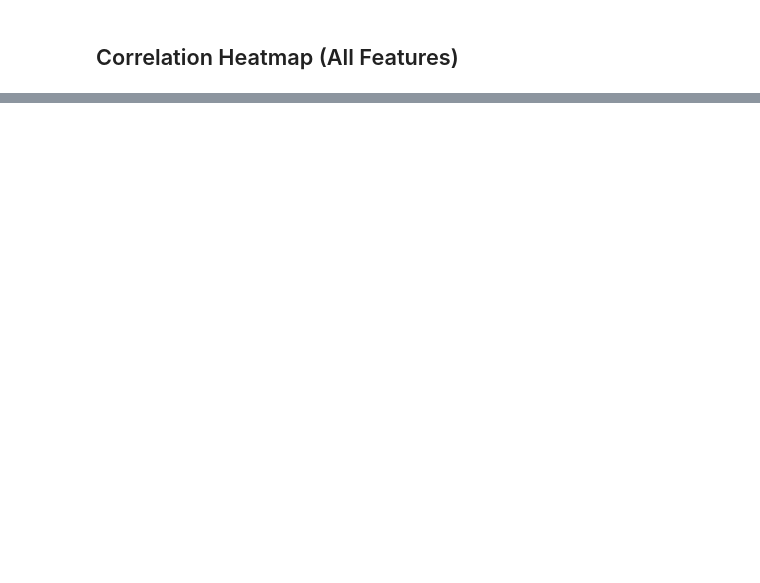
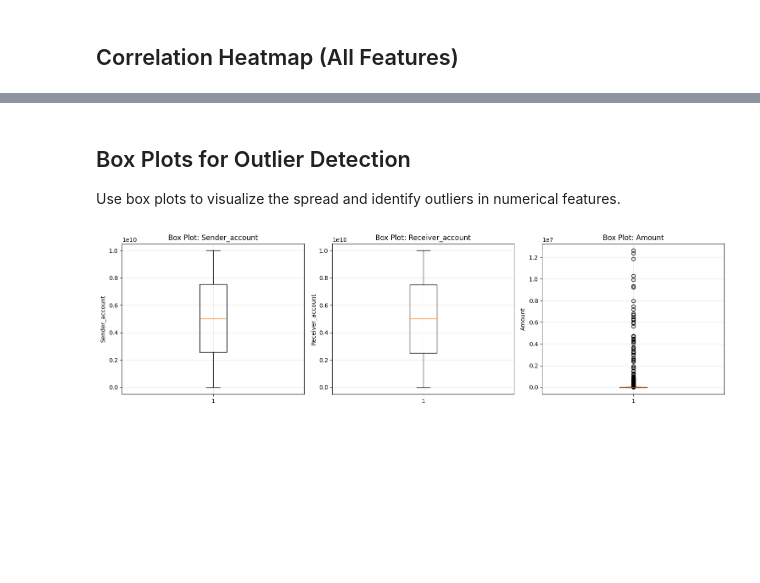
Before and after one commit to Mazen-Elsayed/Anti-Money-Laundering-AML-Detection-System, a Jupyter notebook: notebooks/01_EDA.ipynb, the cells around one changed output, grey strips where cells are left out. Cells and saved outputs as stored; diff of their text form; code cells hidden in the pictures; blank space fills up the shorter version.

```diff
--- a/notebooks/01_EDA.ipynb
+++ b/notebooks/01_EDA.ipynb
@@ -123,0 +255,27 @@ else:
+# %% [markdown]
+## Box Plots for Outlier Detection
+
+Use box plots to visualize the spread and identify outliers in numerical features.
+# %%
+# Box plots for numerical features
+if num_features_to_plot > 0:
+    fig, axes = plt.subplots(2, 3, figsize=(15, 8))
+    axes = axes.flatten()
+
+    for i in range(num_features_to_plot):
+        col = numerical_cols[i]
+        axes[i].boxplot(df[col].dropna(), vert=True)
+        axes[i].set_title(f'Box Plot: {col}')
+        axes[i].set_ylabel(col)
+        axes[i].grid(True, alpha=0.3)
+
+    # Hide empty subplots if we have fewer than 6 features
+    for i in range(num_features_to_plot, 6):
+        axes[i].axis('off')
+
+    plt.tight_layout()
+    plt.show()
+else:
+    print('No numerical columns found for plotting.')
+# %% [output]
+[figure, added]
```
Also changed, not shown: parts of 46 cells of this notebook, 14 other files.
